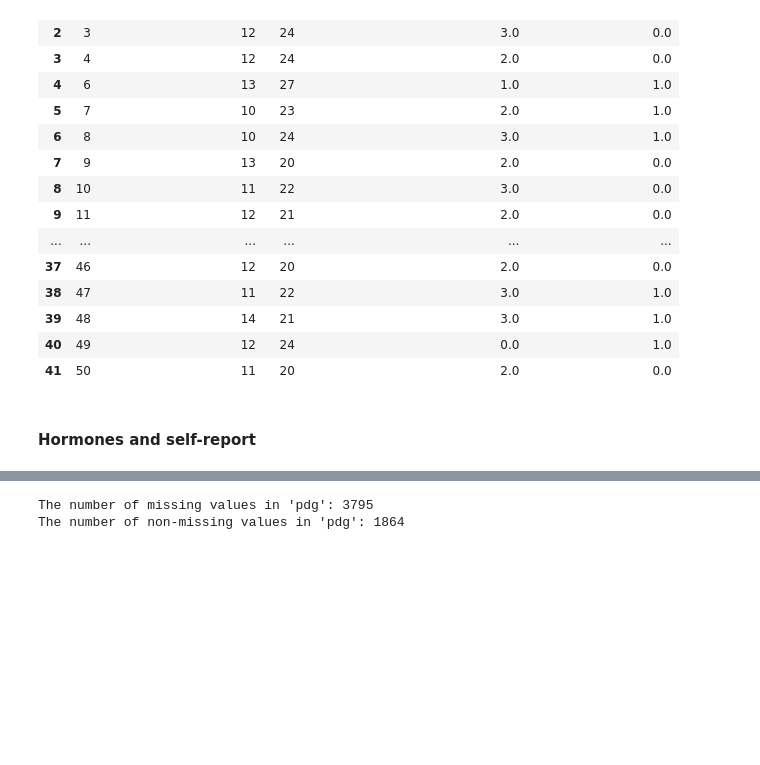
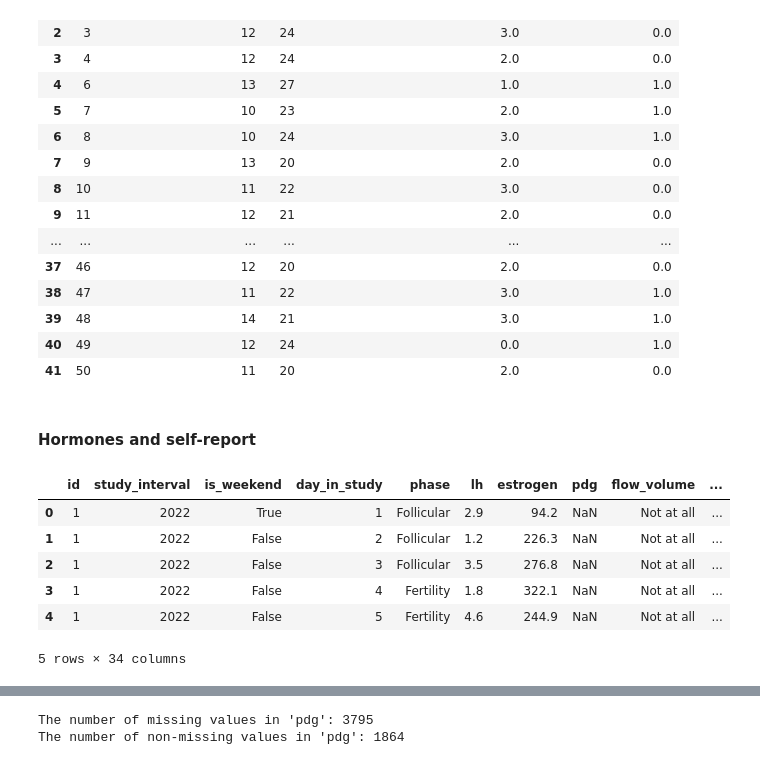
Before and after one commit to EstelleWang-UofT/ML-for-Women, a Jupyter notebook: notebooks/physical activity/mcphases_physical_activity 111.ipynb, the cells around one changed output, grey strips where cells are left out. Drawn from its saved outputs; the diff is of its cells as text; code cells hidden in the pictures; blank space fills up the shorter version.

```diff
--- a/notebooks/physical activity/mcphases_physical_activity 111.ipynb
+++ b/notebooks/physical activity/mcphases_physical_activity 111.ipynb
@@ -374,4 +374,14 @@ for col in symptoms:
         hormones_and_selfreport[col]
         .map(likert_map)
     )
+# %%
+hormones_and_selfreport.head()
+# %% [output]
+|  | id | study_interval | is_weekend | day_in_study | phase | lh | estrogen | pdg | flow_volume | ... |
+| 0 | 1 | 2022 | True | 1 | Follicular | 2.9 | 94.2 | NaN | Not at all | ... |
+| 1 | 1 | 2022 | False | 2 | Follicular | 1.2 | 226.3 | NaN | Not at all | ... |
+| 2 | 1 | 2022 | False | 3 | Follicular | 3.5 | 276.8 | NaN | Not at all | ... |
+| 3 | 1 | 2022 | False | 4 | Fertility | 1.8 | 322.1 | NaN | Not at all | ... |
+| 4 | 1 | 2022 | False | 5 | Fertility | 4.6 | 244.9 | NaN | Not at all | ... |
+5 rows × 34 columns
 # %%
```
Also changed, not shown: parts of 4 cells of this notebook.
